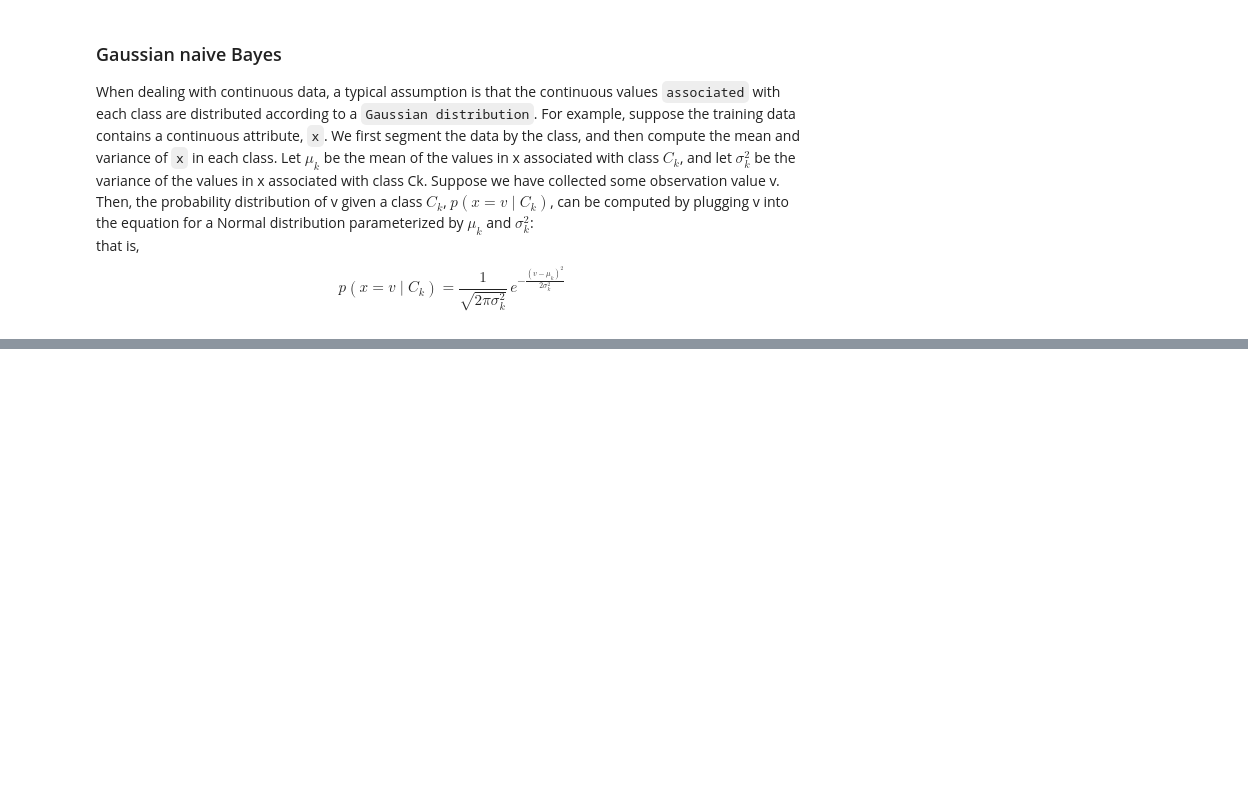
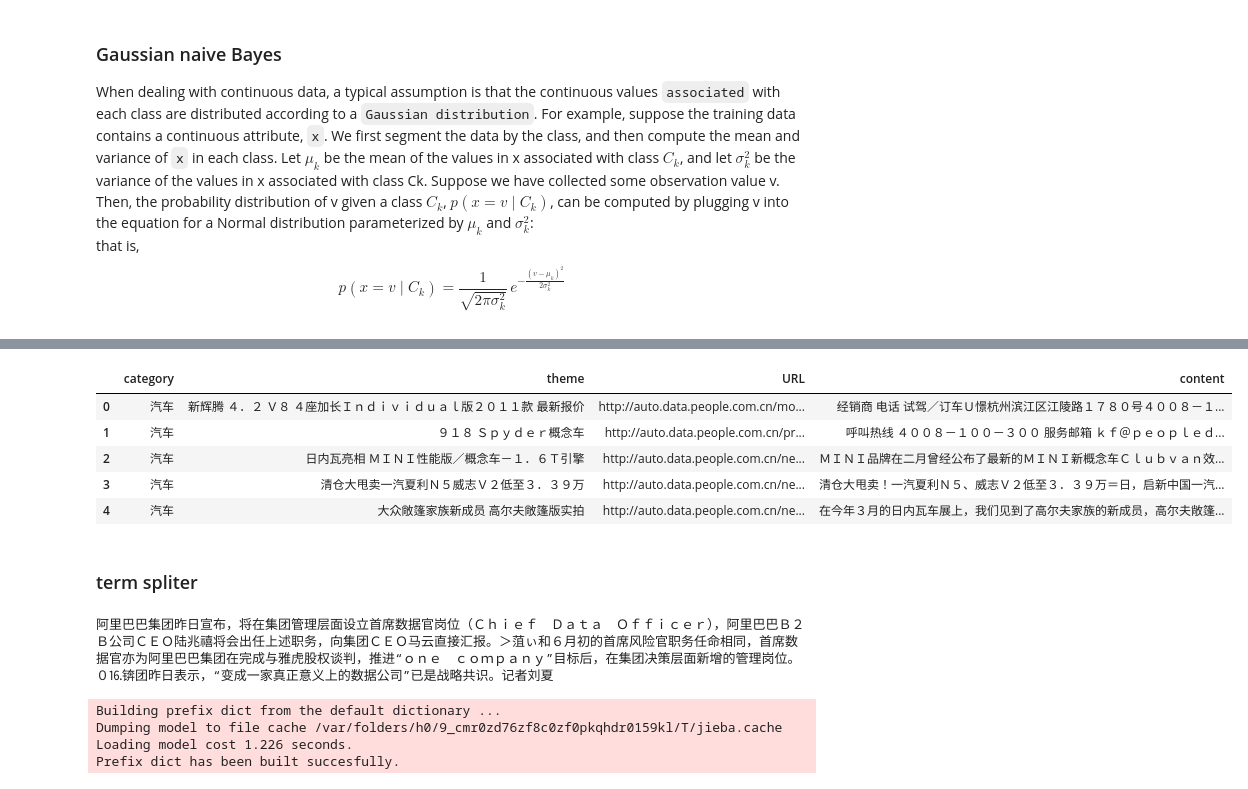
Before and after one commit to JKChang2015/Machine_Learning, a Jupyter notebook: Bayesian network/Naive Bayes classifier.ipynb, the cells around one changed output, grey strips where cells are left out. Saved outputs shown, nothing was run; the diff lists cells and outputs as text; code cells hidden in the pictures; blank space fills up the shorter version.

```diff
--- a/Bayesian network/Naive Bayes classifier.ipynb
+++ b/Bayesian network/Naive Bayes classifier.ipynb
@@ -21,0 +29,3 @@ $$p(x=v\mid C_{k})={\frac {1}{\sqrt {2\pi \sigma _{k}^{2}}}}\,e^{-{\frac {(v-\mu
+# %%
+df_news = pd.read_table('./resources/val.txt',names = ['category','theme','URL','content'],encoding='utf-8')
+df_news.info()
@@ -21,0 +42,28 @@ $$p(x=v\mid C_{k})={\frac {1}{\sqrt {2\pi \sigma _{k}^{2}}}}\,e^{-{\frac {(v-\mu
+# %%
+df_news = df_news.dropna()
+df_news.head()
+# %% [output]
+|  | category | theme | URL | content |
+| 0 | 汽车 | 新辉腾 ４．２ Ｖ８ ４座加长Ｉｎｄｉｖｉｄｕａｌ版２０１１款 最新报价 | http://auto.data.people.com.cn/mo... | 经销商 电话 试驾／订车Ｕ憬杭州滨江区江陵路１７８０号４００８－１... |
+| 1 | 汽车 | ９１８ Ｓｐｙｄｅｒ概念车 | http://auto.data.people.com.cn/pr... | 呼叫热线 ４００８－１００－３００ 服务邮箱 ｋｆ＠ｐｅｏｐｌｅｄ... |
+| 2 | 汽车 | 日内瓦亮相 ＭＩＮＩ性能版／概念车－１．６Ｔ引擎 | http://auto.data.people.com.cn/ne... | ＭＩＮＩ品牌在二月曾经公布了最新的ＭＩＮＩ新概念车Ｃｌｕｂｖａｎ效... |
+| 3 | 汽车 | 清仓大甩卖一汽夏利Ｎ５威志Ｖ２低至３．３９万 | http://auto.data.people.com.cn/ne... | 清仓大甩卖！一汽夏利Ｎ５、威志Ｖ２低至３．３９万＝日，启新中国一汽... |
+| 4 | 汽车 | 大众敞篷家族新成员 高尔夫敞篷版实拍 | http://auto.data.people.com.cn/ne... | 在今年３月的日内瓦车展上，我们见到了高尔夫家族的新成员，高尔夫敞篷... |
+# %% [markdown]
+### term spliter
+# %%
+content = df_news.content.values.tolist()
+print (content[1000])
+# %% [output]
+阿里巴巴集团昨日宣布，将在集团管理层面设立首席数据官岗位（Ｃｈｉｅｆ　Ｄａｔａ　Ｏｆｆｉｃｅｒ），阿里巴巴Ｂ２Ｂ公司ＣＥＯ陆兆禧将会出任上述职务，向集团ＣＥＯ马云直接汇报。＞菹ぃ和６月初的首席风险官职务任命相同，首席数据官亦为阿里巴巴集团在完成与雅虎股权谈判，推进“ｏｎｅ　ｃｏｍｐａｎｙ”目标后，在集团决策层面新增的管理岗位。０⒗锛团昨日表示，“变成一家真正意义上的数据公司”已是战略共识。记者刘夏
+# %%
+content_S = []
+for line in content:
+    current_segment = jieba.lcut(line)
+    if len(current_segment) > 1 and current_segment != '\r\n': #换行符
+        content_S.append(current_segment)
+# %% [output]
+Building prefix dict from the default dictionary ...
+Dumping model to file cache /var/folders/h0/9_cmr0zd76zf8c0zf0pkqhdr0159kl/T/jieba.cache
+Loading model cost 1.226 seconds.
+Prefix dict has been built succesfully.
```
Also changed, not shown: parts of 34 cells of this notebook, 4 other files.
